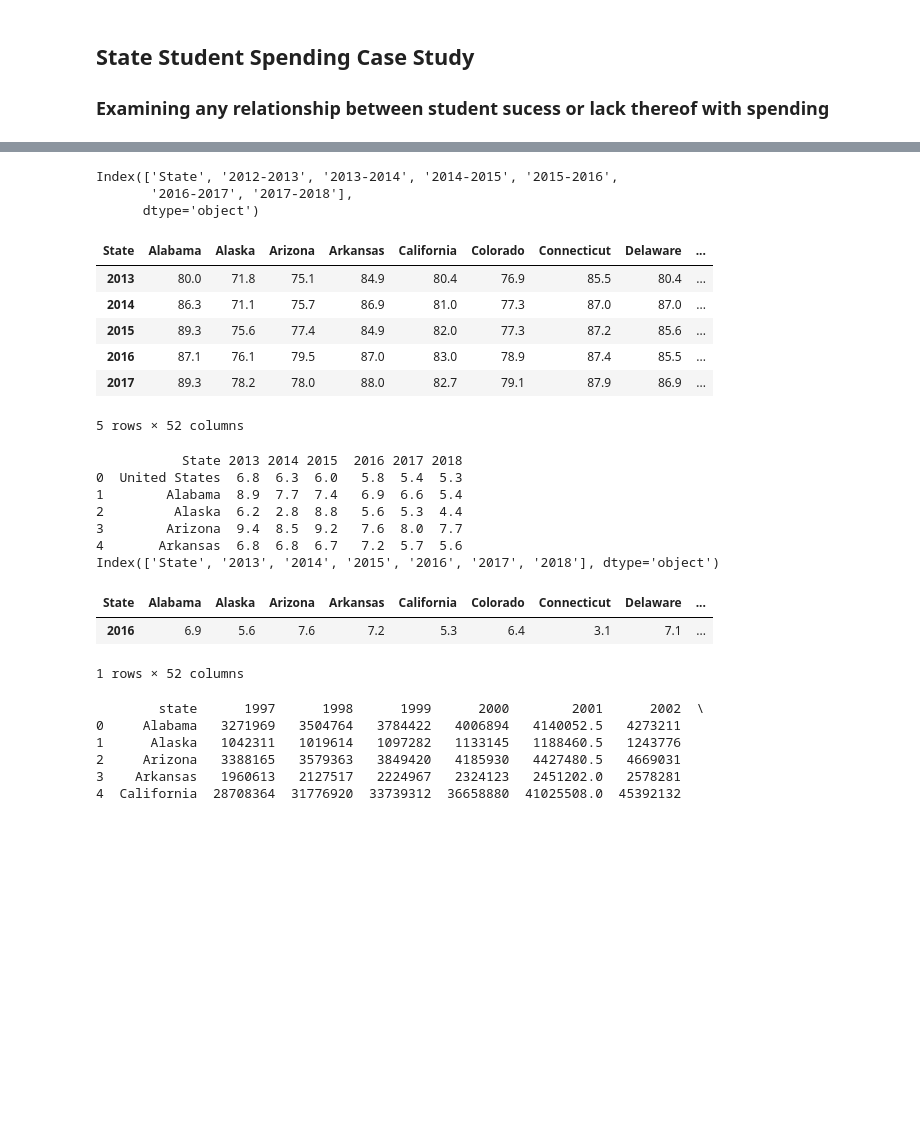
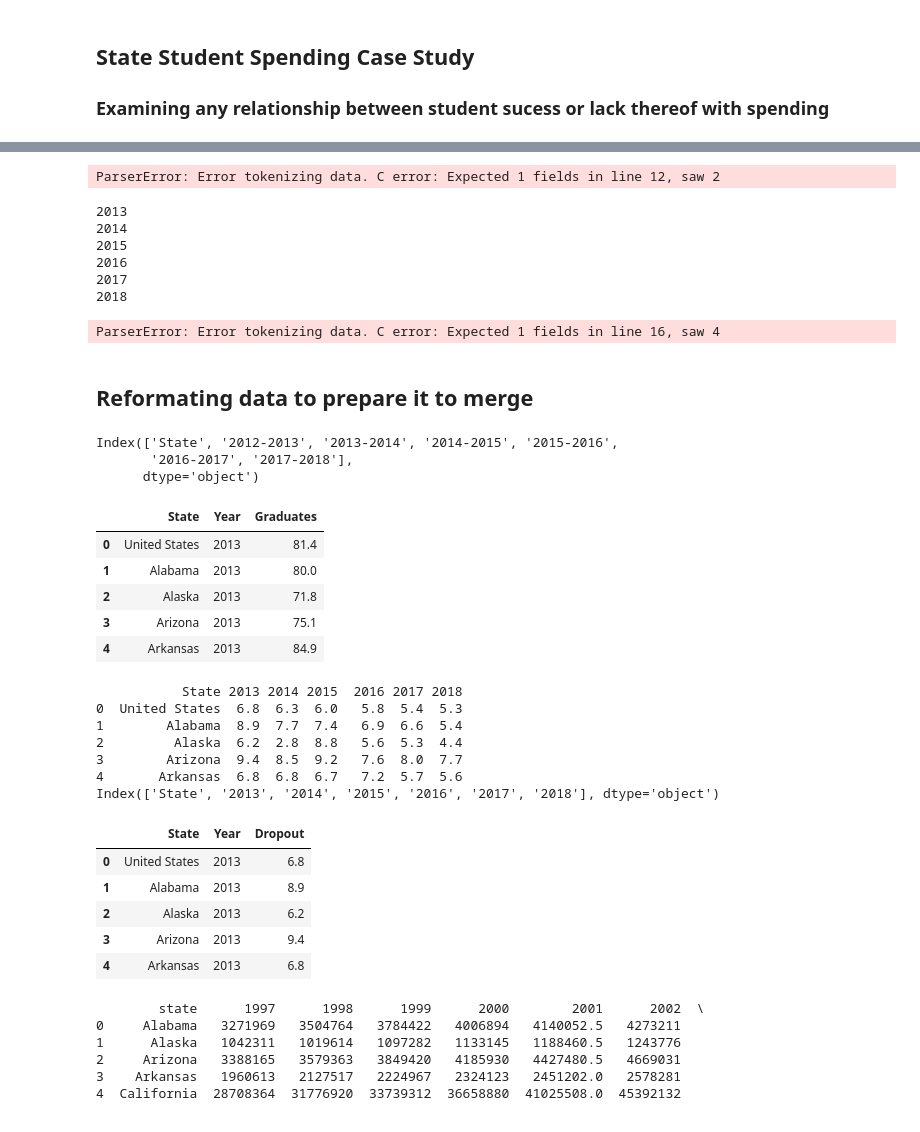
Before and after one commit to shayleelaura/Independent_Capstone, a Jupyter notebook: State Student Spending Case Study.ipynb, the cells around one changed output, grey strips where cells are left out. Cells and saved outputs as stored; diff of their text form; code cells hidden in the pictures; blank space fills up the shorter version.

Commit message:
rough draft data addition
adding more data files. doing a better job of melting the files.

```diff
--- a/State Student Spending Case Study.ipynb
+++ b/State Student Spending Case Study.ipynb
@@ -11,6 +14,31 @@ Grad = pd.read_csv('Data/Completion1318edit.csv')
 Drop = pd.read_csv('Data/Dropout1318edit.csv')
 StateSpend = pd.read_excel('Data/StateSpendingStudents.xlsx')
 Pop = pd.read_csv('Data/Pop10-19.csv')
+# %%
+#import excel tax data data
+Tax = pd.read_csv('Data/2013 State Tax.csv')
+#Tax = Tax.append(pd.read_csv('Data/2014 State Tax.csv'))
+
+#for year in range(2013, 2019):
+#    Tax[year] = pd.read_csv('Data/')
+# %% [output]
+ParserError: Error tokenizing data. C error: Expected 1 fields in line 12, saw 2
+# %%
+for year in range(2013, 2019):
+    print(year)
+# %% [output]
+2013
+2014
+2015
+2016
+2017
+2018
+# %%
+Income = pd.read_csv('Data/Median Income.csv')
+# %% [output]
+ParserError: Error tokenizing data. C error: Expected 1 fields in line 16, saw 4
+# %% [markdown]
+## Reformating data to prepare it to merge
 # %%
 #examine data
 print(Grad.columns)
@@ -21,23 +49,22 @@ Index(['State', '2012-2013', '2013-2014', '2014-2015', '2015-2016',
 # %%
 #Rename columns so they match years in other files.
 oldname = Grad.columns
 newname = ['State', 2013, 2014, 2015, 2016, 2017, 2018 ]
 Grad = Grad.rename(columns=dict(zip(oldname, newname)))
 
 #Flip so States are columns
-columnname = Grad['State']
-Grad = pd.pivot_table(Grad, columns = columnname)
+Grad = Grad.melt(id_vars = ['State'], var_name='Year', value_name = 'Graduates')
+
 
 #Examine
 Grad.head()
 # %% [output]
-| State | Alabama | Alaska | Arizona | Arkansas | California | Colorado | Connecticut | Delaware | ... |
-| 2013 | 80.0 | 71.8 | 75.1 | 84.9 | 80.4 | 76.9 | 85.5 | 80.4 | ... |
-| 2014 | 86.3 | 71.1 | 75.7 | 86.9 | 81.0 | 77.3 | 87.0 | 87.0 | ... |
-| 2015 | 89.3 | 75.6 | 77.4 | 84.9 | 82.0 | 77.3 | 87.2 | 85.6 | ... |
-| 2016 | 87.1 | 76.1 | 79.5 | 87.0 | 83.0 | 78.9 | 87.4 | 85.5 | ... |
-| 2017 | 89.3 | 78.2 | 78.0 | 88.0 | 82.7 | 79.1 | 87.9 | 86.9 | ... |
+|  | State | Year | Graduates |
+| 0 | United States | 2013 | 81.4 |
+| 1 | Alabama | 2013 | 80.0 |
+| 2 | Alaska | 2013 | 71.8 |
+| 3 | Arizona | 2013 | 75.1 |
+| 4 | Arkansas | 2013 | 84.9 |
-5 rows × 52 columns
 # %%
 #examine data
 print(Drop.head())
@@ -52,17 +79,17 @@ print(Drop.columns)
 Index(['State', '2013', '2014', '2015', '2016', '2017', '2018'], dtype='object')
 # %%
 #Flip so States are columns
-columnname = Drop['State']
-Drop = pd.pivot_table(Drop, columns = columnname)
+Drop = Drop.melt(id_vars = ['State'], var_name='Year', value_name = 'Dropout')
 
 #Examine
 Drop.head()
-
-#QUESTION FOR MENTOR: Why am I only gettin 2016?
 # %% [output]
-| State | Alabama | Alaska | Arizona | Arkansas | California | Colorado | Connecticut | Delaware | ... |
-| 2016 | 6.9 | 5.6 | 7.6 | 7.2 | 5.3 | 6.4 | 3.1 | 7.1 | ... |
+|  | State | Year | Dropout |
+| 0 | United States | 2013 | 6.8 |
+| 1 | Alabama | 2013 | 8.9 |
+| 2 | Alaska | 2013 | 6.2 |
+| 3 | Arizona | 2013 | 9.4 |
+| 4 | Arkansas | 2013 | 6.8 |
-1 rows × 52 columns
 # %%
 #Examine State Spending
 print(StateSpend.head())
```
Also changed, not shown: parts of 12 cells of this notebook, 8 other files.
